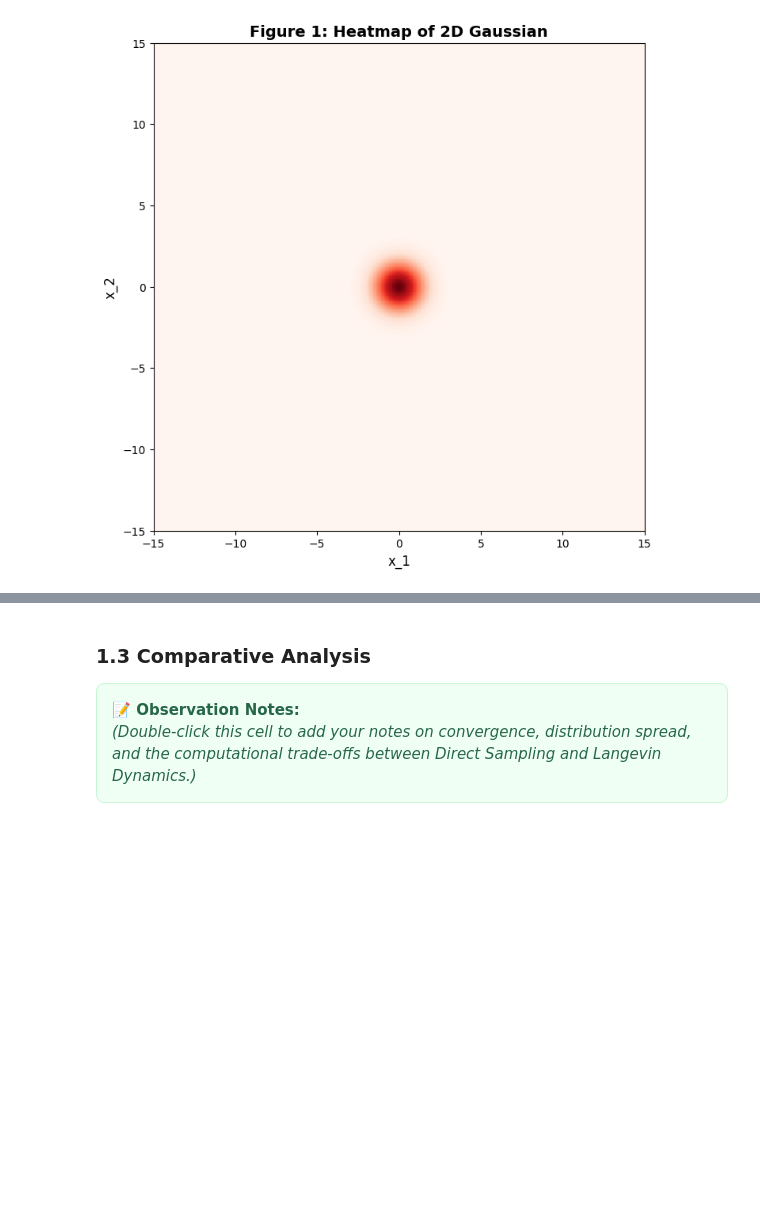
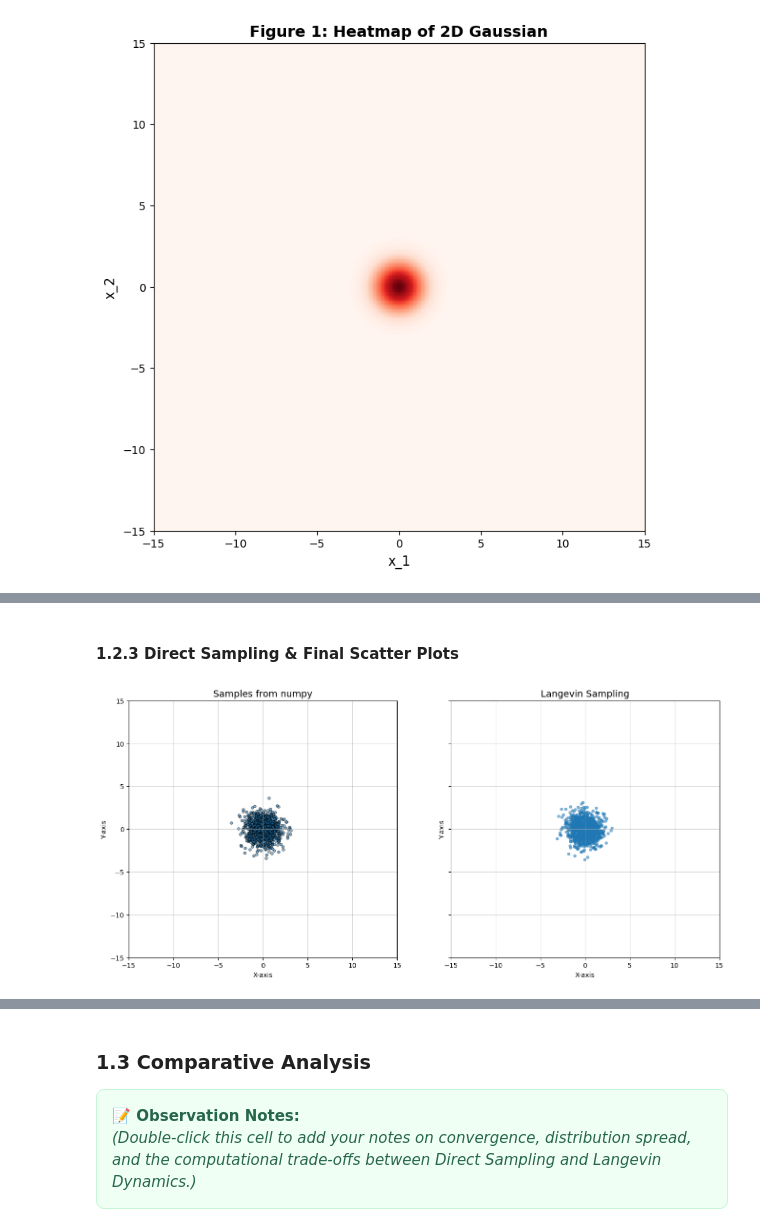
Before and after one commit to Parsa-Saeednia/UT-DataScience-Spring2026, a Jupyter notebook: Assignments/CA1/implementation.ipynb, the cells around one changed output, grey strips where cells are left out. Cells and saved outputs as stored; diff of their text form; code cells hidden in the pictures; blank space fills up the shorter version.

```diff
--- a/Assignments/CA1/implementation.ipynb
+++ b/Assignments/CA1/implementation.ipynb
@@ -84,0 +136,24 @@ plt.show()
+# %% [markdown]
+#### 1.2.3 Direct Sampling & Final Scatter Plots
+# %%
+direct_samples = np.random.multivariate_normal(mu, cov, N)
+fig, axes = plt.subplots(1, 2, figsize=(16, 7), sharex=True, sharey=True)
+
+axes[0].scatter(direct_samples[:, 0], direct_samples[:, 1], alpha=0.5, s=15, edgecolors='k')
+axes[0].set_title('Samples from numpy', fontsize=14)
+axes[0].set_xlabel('X-axis')
+axes[0].set_ylabel('Y-axis')
+axes[0].grid(True, alpha=0.5)
+
+axes[1].scatter(langevin_samples[:, 0], langevin_samples[:, 1], alpha=0.5, s=15, color='tab:blue')
+axes[1].set_title('Langevin Sampling', fontsize=14)
+axes[1].set_xlabel('X-axis')
+axes[1].set_ylabel('Y-axis')
+axes[1].grid(True, alpha=0.5)
+
+plt.xlim([-15, 15])
+plt.ylim([-15, 15])
+plt.savefig('latex/assets/images/figure3_comparing_samples.png', dpi=300, bbox_inches='tight')
+plt.show()
+# %% [output]
+[figure, added]
```
Also changed, not shown: parts of 10 cells of this notebook, 5 other files.
